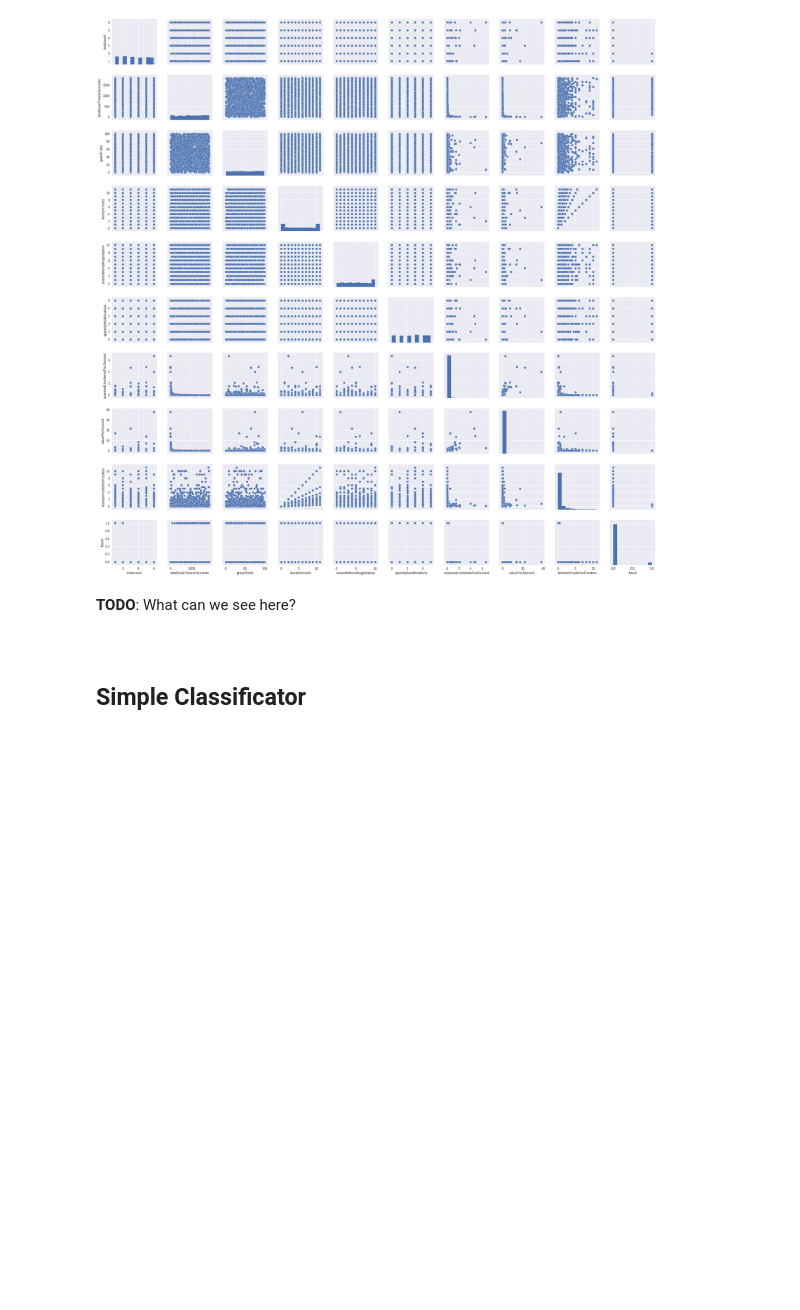
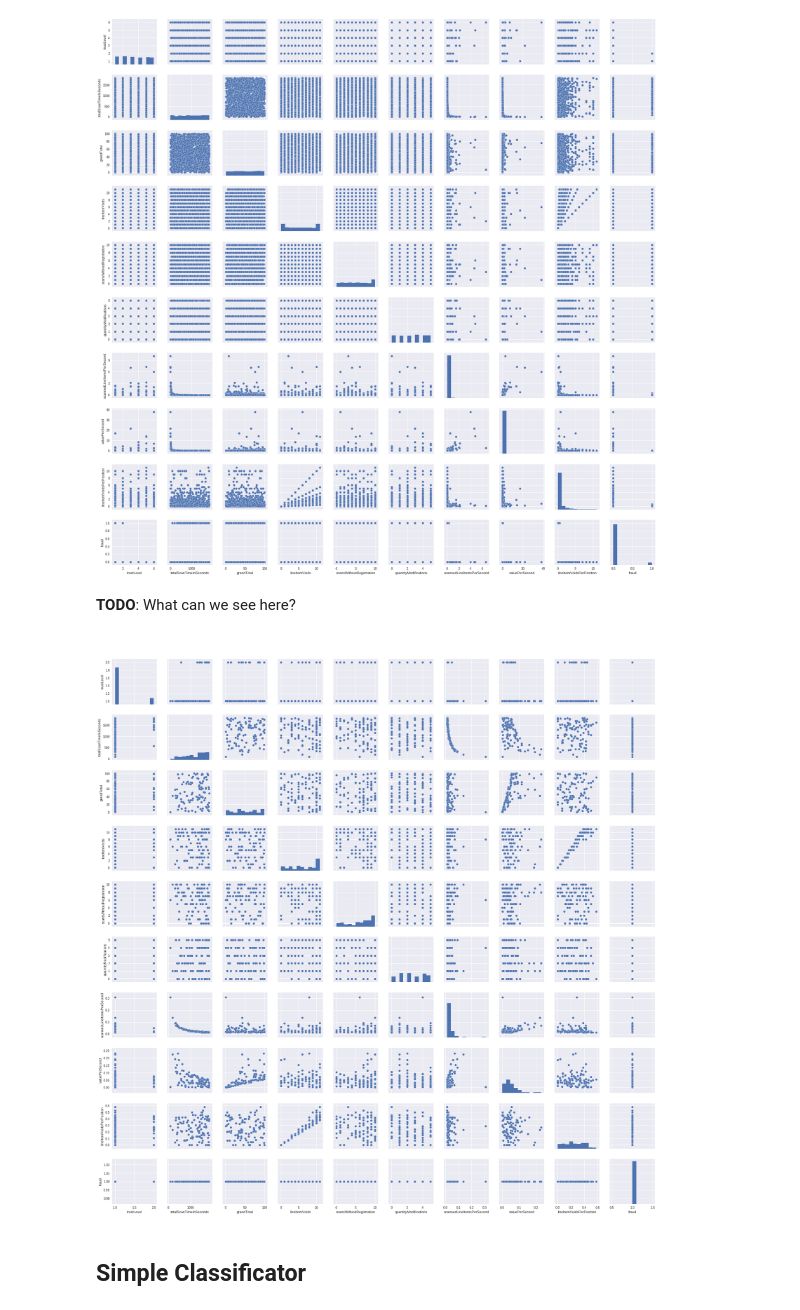
Before and after one commit to LackesLab/dmc2019, a Jupyter notebook: notebooks/EDA.ipynb, the cells around one changed output. Drawn from its saved outputs; the diff is of its cells as text; code cells hidden in the pictures; blank space fills up the shorter version.

```diff
--- a/notebooks/EDA.ipynb
+++ b/notebooks/EDA.ipynb
@@ -64,6 +112,12 @@ plt.show();
 **TODO**: What can we see here?
 
 ###
+# %%
+sns.set()
+sns.pairplot(df_train_original[df_train_original["fraud"] == 1])
+plt.show();
+# %% [output]
+[figure, added]
 # %% [markdown]
 ## Simple Classificator
 # %%
```
Also changed, not shown: parts of 9 cells of this notebook.
